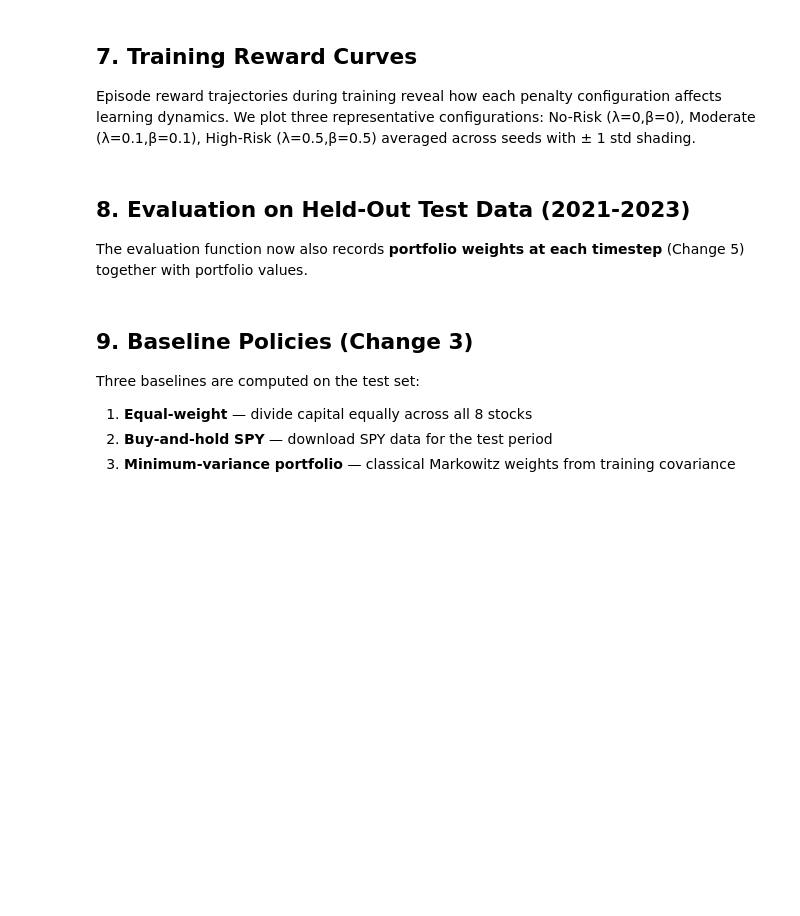
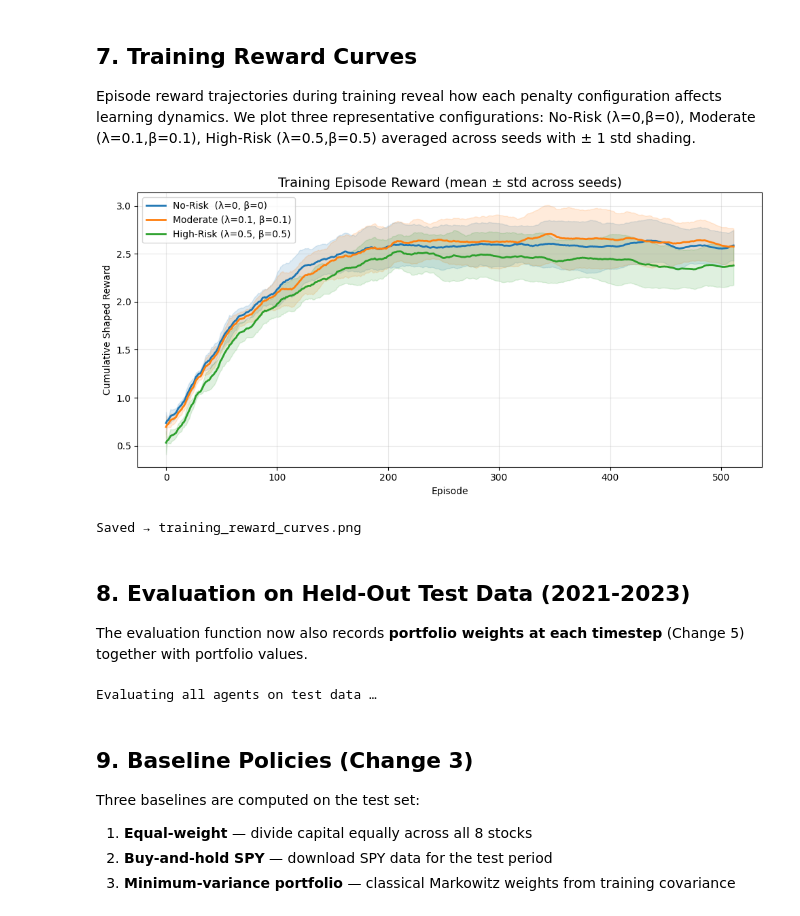
Before and after one commit to SalwaMK/Risk-Aware-RL-Portfolio, a Jupyter notebook: ppo_portfolio_enhanced.ipynb, the cells around one changed output. Drawn from its saved outputs; the diff is of its cells as text; code cells hidden in the pictures; blank space fills up the shorter version.

Commit message:
added enhanced version of models

```diff
--- a/ppo_portfolio_enhanced.ipynb
+++ b/ppo_portfolio_enhanced.ipynb
@@ -379,55 +379,55 @@ def smooth(x, w=10):
         return x
     return pd.Series(x).rolling(w, min_periods=1).mean().values
 
-# Representative configs for training curve plot
 representative_configs = [
     ((0, 0),     'No-Risk  (λ=0, β=0)'),
     ((0.1, 0.1), 'Moderate (λ=0.1, β=0.1)'),
     ((0.5, 0.5), 'High-Risk (λ=0.5, β=0.5)'),
 ]
 
+colors = ['tab:blue', 'tab:orange', 'tab:green']  # ← added
+
 fig, ax = plt.subplots(figsize=(10, 5))
-for cfg_key, label in representative_configs:
-    # Gather episode rewards across seeds from first env in each vec_env
+for idx, (cfg_key, label) in enumerate(representative_configs):  # ← added idx
     all_rewards = []
     for seed in SEEDS:
         env_obj = results[cfg_key][seed]['env']
         if env_obj is None:
-            # Model was loaded from disk, use stored episode_rewards
             if 'episode_rewards' in results[cfg_key][seed]:
                 rews = results[cfg_key][seed]['episode_rewards']
                 if rews:
                     all_rewards.append(smooth(rews))
             continue
         else:
-            # Environment is available, get rewards directly
             rews = env_obj.envs[0].episode_rewards
             all_rewards.append(smooth(rews))
 
     if not all_rewards:
-        print(f"No training curves available for {label} — models loaded from disk without rewards or no rewards recorded.")
+        print(f"No training curves available for {label}.")
         continue
 
-    # Align lengths (pad shorter ones)
     max_len = max(len(r) for r in all_rewards)
     padded = np.full((len(all_rewards), max_len), np.nan)
     for i, r in enumerate(all_rewards):
         padded[i, :len(r)] = r
     mean_r = np.nanmean(padded, axis=0)
     std_r  = np.nanstd(padded, axis=0)
     x = np.arange(max_len)
-    ax.plot(x, mean_r, label=label, linewidth=2)
-    ax.fill_between(x, mean_r - std_r, mean_r + std_r, alpha=0.15, color=colors[idx]) # Fixed 'colors' undefined error
+    ax.plot(x, mean_r, label=label, linewidth=2, color=colors[idx])
+    ax.fill_between(x, mean_r - std_r, mean_r + std_r, alpha=0.15, color=colors[idx])
 
 ax.set_title('Training Episode Reward (mean ± std across seeds)', fontsize=14)
 ax.set_xlabel('Episode')
 ax.set_ylabel('Cumulative Shaped Reward')
 ax.legend()
 ax.grid(alpha=0.3)
 plt.tight_layout()
 plt.savefig('training_reward_curves.png', dpi=150)
 plt.show()
 print('Saved → training_reward_curves.png')
+# %% [output]
+[figure, added]
+Saved → training_reward_curves.png
 # %% [markdown]
 ## 8. Evaluation on Held-Out Test Data (2021-2023)
 
@@ -475,6 +475,8 @@ for key in results:
         eval_results[key][seed] = {'values': vals, 'weights': wts}
 
 print('Evaluation complete.')
+# %% [output]
+Evaluating all agents on test data …
 # %% [markdown]
 ## 9. Baseline Policies (Change 3)
 
```
Also changed, not shown: parts of 2 cells of this notebook.
